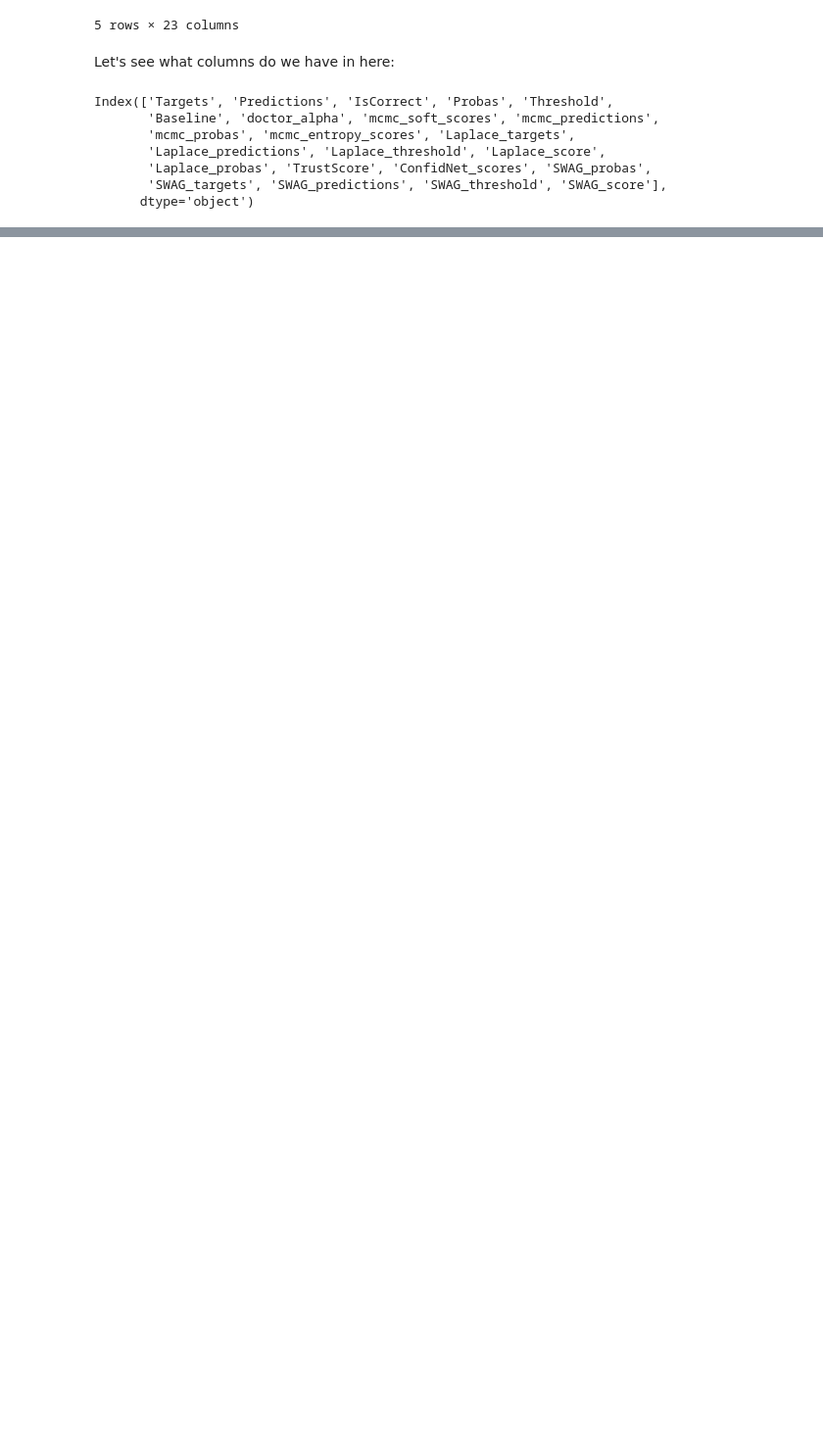
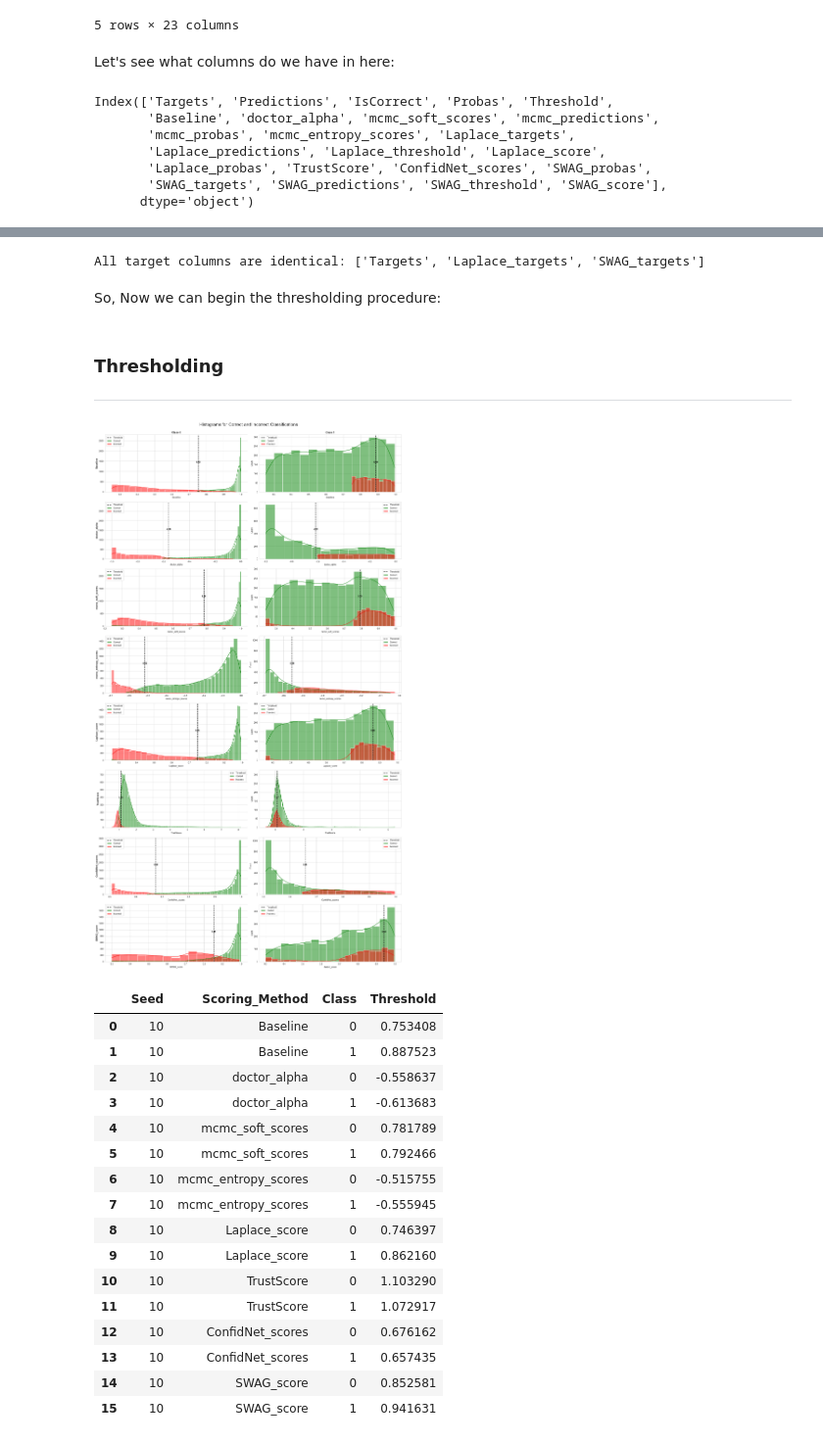
Before and after one commit to Barack-Samuni/failure_detection_benchmark, a Jupyter notebook: rejection_results_RSNA.ipynb, the cells around one changed output, grey strips where cells are left out. Shown at 98% size. Drawn from its saved outputs; the diff is of its cells as text; code cells hidden in the pictures; blank space fills up the shorter version.

Commit message:
Thresholding generic function is working

```diff
--- a/rejection_results_RSNA.ipynb
+++ b/rejection_results_RSNA.ipynb
@@ -64,0 +65,51 @@ We used The Baseline scorer, doctor-alpha, MC- softmax, MC- entropy, Laplace, Tr
+# %%
+# Lowercase the column names before checking
+lower_case_columns = [col.lower() for col in scores_df.columns]
+
+# Find all columns containing the word 'target'
+target_columns = [col for col in scores_df.columns if 'target' in col.lower()]
+
+# Compare the values between target columns
+are_identical = all(scores_df[target_columns[0]].equals(scores_df[col]) for col in target_columns[1:])
+
+if are_identical:
+    print(f"All target columns are identical: {target_columns}")
+else:
+    differing_columns = [col for col in target_columns if not scores_df[target_columns[0]].equals(scores_df[col])]
+    differences = {col: scores_df[[target_columns[0], col]].drop_duplicates() for col in differing_columns}
+    print(f"Columns that differ: {differing_columns}")
+    print(f"Differences: {differences}")
+# %% [output]
+All target columns are identical: ['Targets', 'Laplace_targets', 'SWAG_targets']
+# %% [markdown]
+So, Now we can begin the thresholding procedure:
+# %% [markdown]
+### **Thresholding**
+***
+# %%
+from rejection.thresholding import find_thresholds
+thresholds_with_class_separation = find_thresholds(scores_df,visualize=True, separate_classes=True,confidnet=True, swag=True)
+thresholds_with_classes_separation_dict = {"Seed": len(thresholds_with_class_separation.keys()) * [10],
+                                           "Scoring_Method":[method for method, _ in thresholds_with_class_separation.keys()],
+                                           "Class":[cls for _, cls in thresholds_with_class_separation.keys()],"Threshold":thresholds_with_class_separation.values()}
+thresholds_with_class_separation_df = pd.DataFrame(thresholds_with_classes_separation_dict)
+display(thresholds_with_class_separation_df)
+# %% [output]
+[figure, added]
+|  | Seed | Scoring_Method | Class | Threshold |
+| 0 | 10 | Baseline | 0 | 0.753408 |
+| 1 | 10 | Baseline | 1 | 0.887523 |
+| 2 | 10 | doctor_alpha | 0 | -0.558637 |
+| 3 | 10 | doctor_alpha | 1 | -0.613683 |
+| 4 | 10 | mcmc_soft_scores | 0 | 0.781789 |
+| 5 | 10 | mcmc_soft_scores | 1 | 0.792466 |
+| 6 | 10 | mcmc_entropy_scores | 0 | -0.515755 |
+| 7 | 10 | mcmc_entropy_scores | 1 | -0.555945 |
+| 8 | 10 | Laplace_score | 0 | 0.746397 |
+| 9 | 10 | Laplace_score | 1 | 0.862160 |
+| 10 | 10 | TrustScore | 0 | 1.103290 |
+| 11 | 10 | TrustScore | 1 | 1.072917 |
+| 12 | 10 | ConfidNet_scores | 0 | 0.676162 |
+| 13 | 10 | ConfidNet_scores | 1 | 0.657435 |
+| 14 | 10 | SWAG_score | 0 | 0.852581 |
+| 15 | 10 | SWAG_score | 1 | 0.941631 |
```
Also changed, not shown: parts of 5 cells of this notebook, 3 other files.
